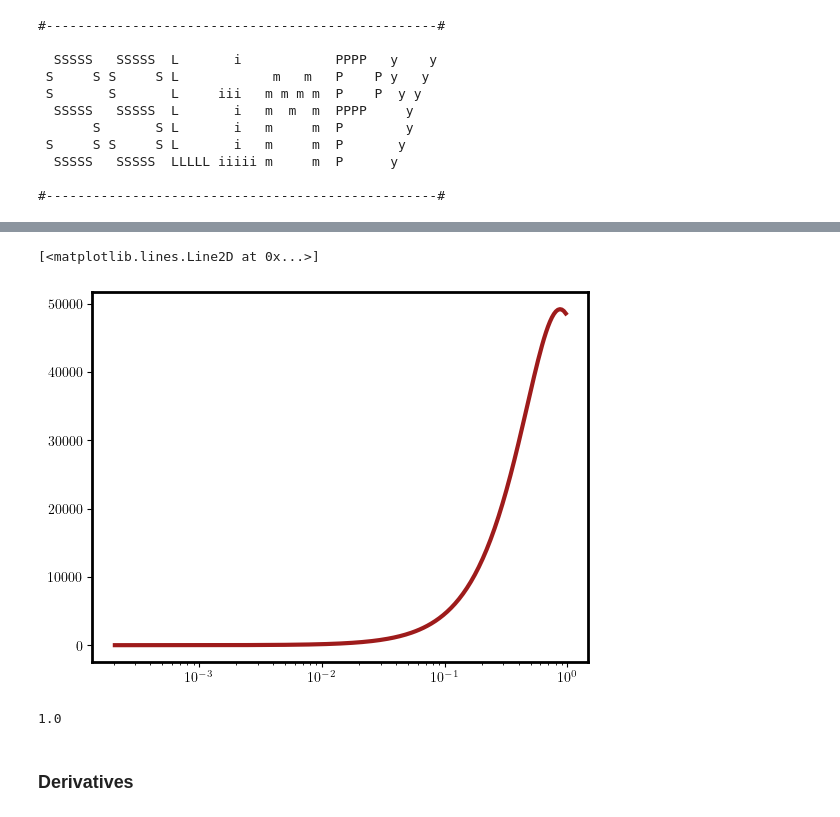
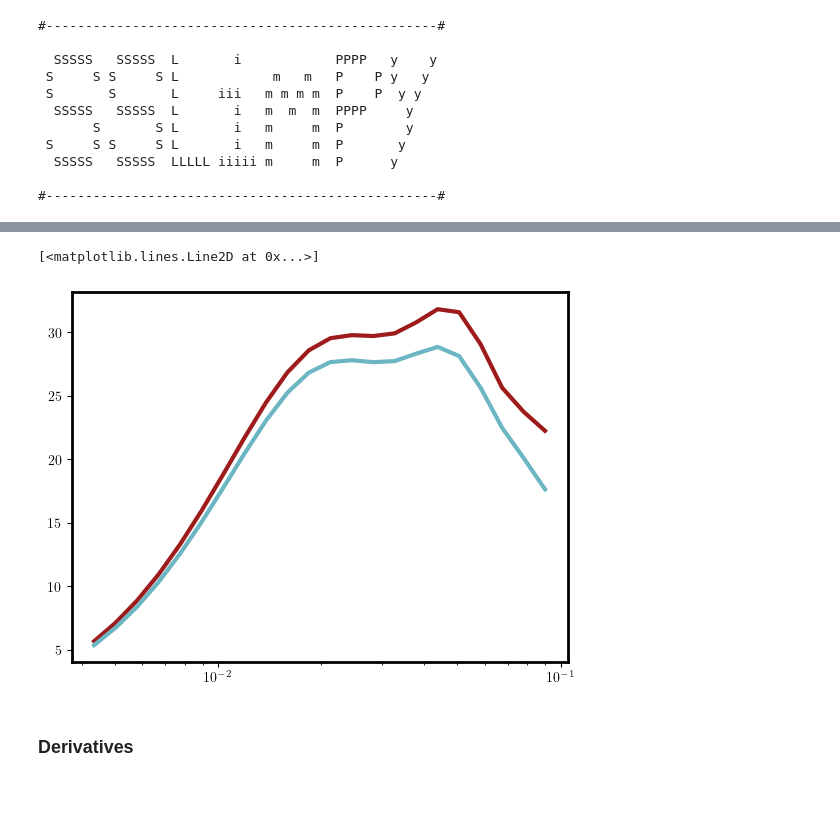
Before and after one commit to Sefa76/SSLimPy, a Jupyter notebook: MeerKLASS_FORECAST.ipynb, the cells around one changed output, grey strips where cells are left out. Cells and saved outputs as stored; diff of their text form; code cells hidden in the pictures.

Commit message:
cleaned and almost ready. Dummy call is now only to cosmology

```diff
--- a/MeerKLASS_FORECAST.ipynb
+++ b/MeerKLASS_FORECAST.ipynb
@@ -129,8 +130,8 @@ def get_volume(M,Omega_field,zc,dz):
     Get the probed volume as function of area, z_center (zc) and redshift bin width (dz)
     '''
     zmin,zmax = zc-0.5*dz,zc+0.5*dz
-    Lside = M.fiducialcosmo.comoving(zmax)-M.fiducialcosmo.comoving(zmin)
-    Stot = M.fiducialcosmo.comoving(zc)**2*(Omega_field/(1.*u.rad**2)).decompose()
+    Lside = M.comoving(zmax)-M.comoving(zmin)
+    Stot = M.comoving(zc)**2*(Omega_field/(1.*u.rad**2)).decompose()
     return Lside*Stot
 
 def THI_mean(z):
@@ -156,7 +157,7 @@ def B_beam(k,mu,zc,beam,M):
     '''
     Beam smoothing
     '''
-    return np.exp(-k[:,None]**2*(1-mu[None,:]**2)*(M.fiducialcosmo.angdist(zc)*(1+zc)*beam/u.rad)**2/(16*np.log(2)))
+    return np.exp(-k[:,None]**2*(1-mu[None,:]**2)*(M.angdist(zc)*(1+zc)*beam/u.rad)**2/(16*np.log(2)))
 # %% [markdown]
 Broadband functional computations
 # %%
@@ -243,0 +221,6 @@ M = dummy_output["Power spectrum"]
+# %%
+settings = {"code":"class","TracerPowerSpectrum":"clustering"}
+
+dummy = sslimpy.sslimpy(settings_dict=settings,
+                           cosmopars=cosmodict)
+M = cosmo_comp(cosmopars=cosmodict)
@@ -281,21 +276,21 @@ fidBAO_dict = {
     "sigmap": 7 * u.Mpc,
     "bmean": bHI,
     "Tmean": THI.to(u.K),
-    "Pshot": 0.*M.Pk_0bs.unit
+    "Pshot": 0.*u.Mpc**3*u.K**2
     }
 
 settings = {"code":"class",
             "do_RSD" : True,
             "nonlinearRSD" : True,
             "FoG_damp" : "ISTF_like",
-            "halo_model_PS" : True,
+            "halo_model_PS" : False,
             "Smooth_window" :False,
             "Smooth_resolution":True,
-            "output" : ["Power spectrum"],
+            "output" : ["Power spectrum","Covariance"],
             "TracerPowerSpectrum":"clustering",
-            "kmin": (kvec[0]-np.diff(kvec)[0])*1e-1,
-            "kmax": (kvec[-1]+np.diff(kvec)[0])*10,
-            "nk": len(kvec)*10,
+            "kmin": (kvec[0]-np.diff(kvec)[0]/2),
+            "kmax": (kvec[-1]+np.diff(kvec)[0]/2),
+            "nk": len(kvec),
             }
 
 specs = {'Tsys_NEFD' : T_sys,
@@ -344,4 +338,4 @@ Done!
 # get the power spectrum multipoles and the k vector
 Ps_fid = Fiducial_output["Power spectrum"]
 k = Ps_fid.k
-PfidMoments = np.array([Ps_fid.Pk_0bs, Ps_fid.Pk_2bs]).reshape(2*len(k)) * Ps_fid.Pk_0bs.unit
+PfidMoments = (np.array([Ps_fid.Pk_0bs, Ps_fid.Pk_2bs]).reshape(2*len(k)) * Ps_fid.Pk_0bs.unit).to(u.mK**2*u.Mpc**3)
@@ -363,13 +342,10 @@ plt.loglog(k,SSLIMPY.fiducialcosmo.matpow(k,0.5))
-# %%
-plt.semilogx(k,k**1.5*Ps_fid.Pk_0bs[:,0])
-#plt.loglog(k,Ps_fid.Pk_0bs)
-# %% [output]
-[<matplotlib.lines.Line2D at 0x...>]
-[figure, removed]
-# %%
-(u.rad**2).to(u.sr)
-# %% [output]
-1.0
+# %%
+plt.semilogx(k,k*PfidMoments[:len(k)])
+plt.semilogx(k,k*PfidMoments[len(k):])
+#plt.semilogx(k,k*SSLIMPY.fiducialcosmo.matpow(k,0.61))
+# %% [output]
+[<matplotlib.lines.Line2D at 0x...>]
+[figure, added]
 # %% [markdown]
 ### Derivatives
 # %% [markdown]
```
Also changed, not shown: parts of 11 cells of this notebook.
